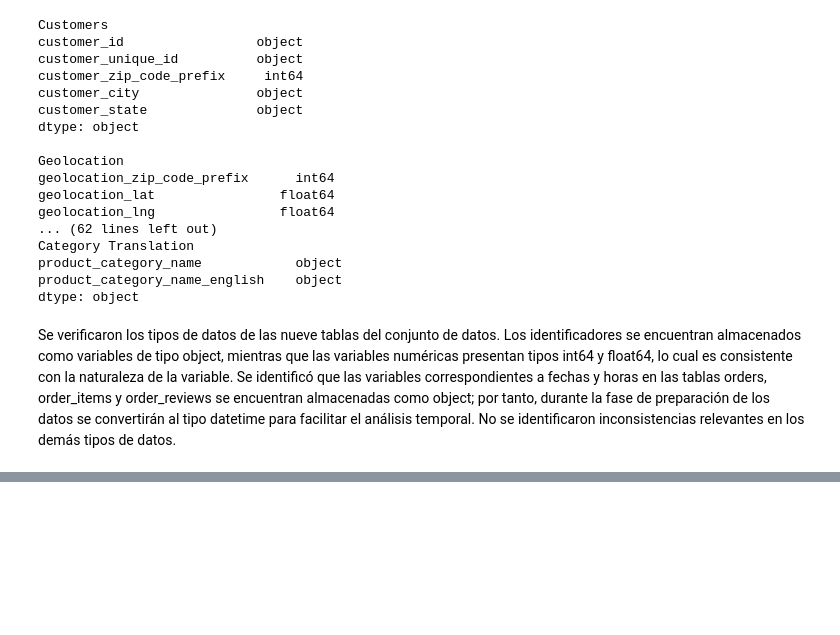
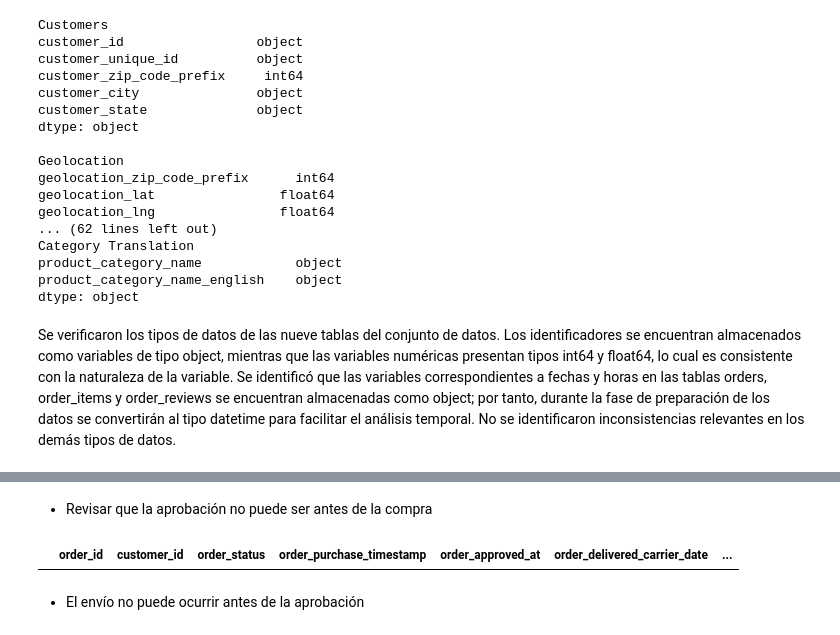
Before and after one commit to AlejandraIvn/Proyecto_1, a Jupyter notebook: Limpieza_integracion_datos.ipynb, the cells around one changed output, grey strips where cells are left out. Cells and saved outputs as stored; diff of their text form; code cells hidden in the pictures; blank space fills up the shorter version.

```diff
--- a/Limpieza_integracion_datos.ipynb
+++ b/Limpieza_integracion_datos.ipynb
@@ -145,0 +390,16 @@ Se verificaron los tipos de datos de las nueve tablas del conjunto de datos. Los
+# %%
+orders["order_purchase_timestamp"] = pd.to_datetime(orders["order_purchase_timestamp"])
+orders["order_approved_at"] = pd.to_datetime(orders["order_approved_at"])
+orders["order_delivered_carrier_date"] = pd.to_datetime(orders["order_delivered_carrier_date"])
+orders["order_delivered_customer_date"] = pd.to_datetime(orders["order_delivered_customer_date"])
+orders["order_estimated_delivery_date"] = pd.to_datetime(orders["order_estimated_delivery_date"])
+# %% [markdown]
+- Revisar que la aprobación no puede ser antes de la compra
+# %%
+orders[
+    orders["order_approved_at"] < orders["order_purchase_timestamp"]
+]
+# %% [output]
+|  | order_id | customer_id | order_status | order_purchase_timestamp | order_approved_at | order_delivered_carrier_date | ... |
+# %% [markdown]
+- El envío no puede ocurrir antes de la aprobación
```
Also changed, not shown: parts of 39 cells of this notebook.
